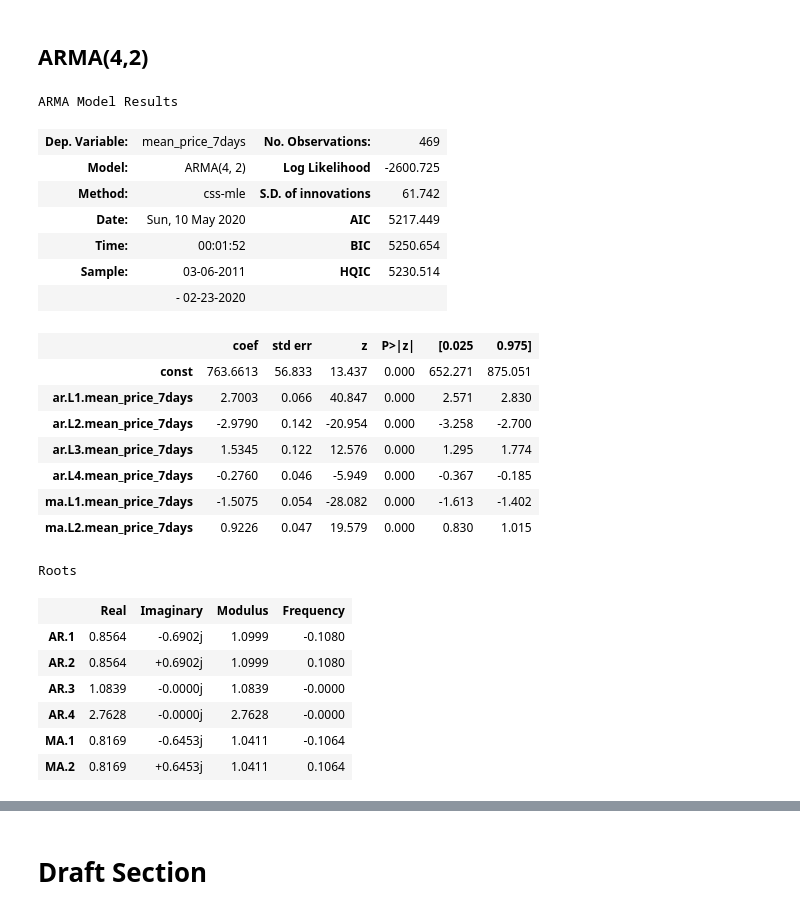
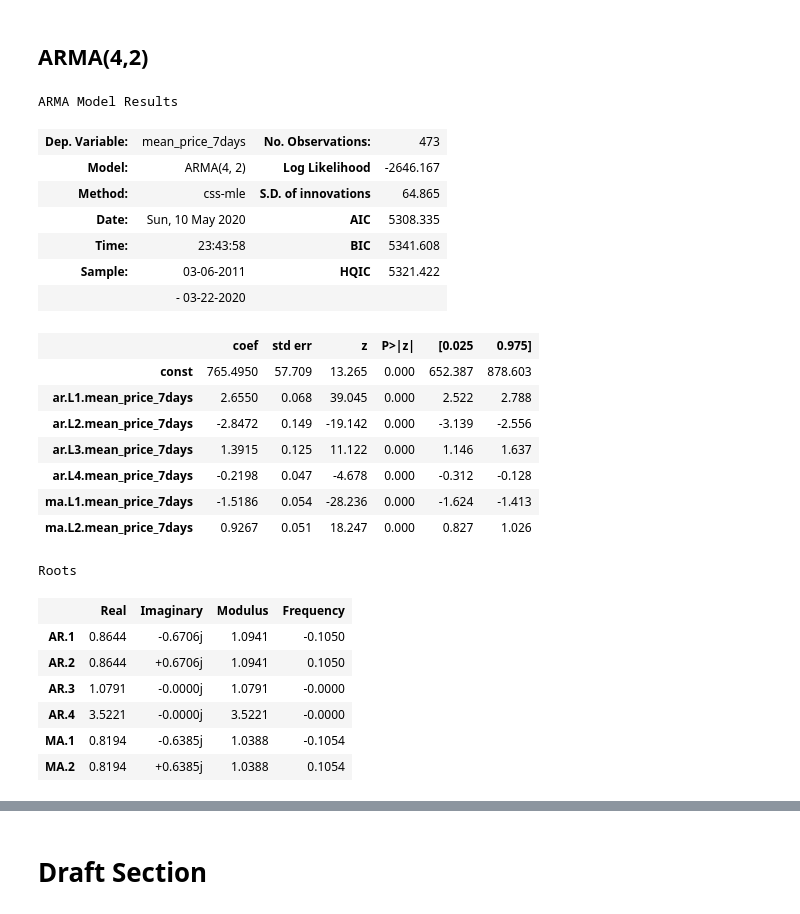
Before and after one commit to CodingDuckmx/Sauti-Africa-Market-Monitoring, a Jupyter notebook: maize_first_steps.ipynb, the cells around one changed output, grey strips where cells are left out. Saved outputs shown, nothing was run; the diff lists cells and outputs as text; code cells hidden in the pictures.

```diff
--- a/maize_first_steps.ipynb
+++ b/maize_first_steps.ipynb
@@ -76,7 +76,7 @@ plt.show()
 # I'm building a dataframe with all the possible dates between start='2/27/2011', end='3/28/2020'.
 
 dummy = pd.DataFrame()
-dummy['dates'] = pd.date_range(start='2/28/2011', end='3/29/2020')
+dummy['dates'] = pd.date_range(start='2/23/2011', end='3/29/2020')
 dummy = dummy.set_index('dates')
 lira = dummy.merge(lira, how='outer', left_index=True, right_index=True)
 print(dummy.shape)
@@ -180,7 +180,9 @@ lira[lira['number_of_day'] == 7]['mean_price_7days'][lira[lira['number_of_day']
 Name: mean_price_7days, dtype: float64
 # %%
-# Filling those gaps
+# Fitting the data into a data Frame with only Weeks.
 
-weekly_lira = pd.DataFrame(lira[lira['number_of_day'] == 7]['mean_price_7days'].interpolate())
-weekly_lira = weekly_lira.set_index(pd.date_range(start='2011-03-06', periods=len(weekly_lira), freq='w'))
-weekly_lira
+weekly_lira = pd.DataFrame()
+
+# weekly_lira = pd.DataFrame(lira[lira['number_of_day'] == 7]['mean_price_7days'].interpolate())
+weekly_lira['dates'] = pd.date_range(start='2011-03-06', periods=round(len(lira)/360*52,0), freq='W')
+weekly_lira = weekly_lira.set_index('dates')
@@ -200,0 +189,14 @@ weekly_lira
+# %%
+weekly_lira = weekly_lira.merge(lira, how='inner', left_index=True, right_index=True)
+weekly_lira = weekly_lira[['mean_price_7days']].interpolate()
+
+# we need to be sure the last week has been completed.
+
+last_day_filled = lira[lira['Wholesale (MT)'].isnull() == False].index[-1]
+
+if weekly_lira.index[-1] < last_day_filled:
+    pass
+else:
+    weekly_lira = weekly_lira.drop(labels = weekly_lira.index[-1], axis=0)
+
+weekly_lira
@@ -367,35 +371,35 @@ plt.show()
 # %%
 # Create the model
 
-premodel = ARMA(train_data, order=(4,2))
+premodel = ARMA(weekly_lira, order=(4,2))
 model = premodel.fit()
 
 model.summary()
 # %% [output]
 ARMA Model Results
-| Dep. Variable: | mean_price_7days | No. Observations: | 469 |
-| Model: | ARMA(4, 2) | Log Likelihood | -2600.725 |
-| Method: | css-mle | S.D. of innovations | 61.742 |
-| Date: | Sun, 10 May 2020 | AIC | 5217.449 |
-| Time: | 00:01:52 | BIC | 5250.654 |
-| Sample: | 03-06-2011 | HQIC | 5230.514 |
-|  | - 02-23-2020 |  |  |
+| Dep. Variable: | mean_price_7days | No. Observations: | 473 |
+| Model: | ARMA(4, 2) | Log Likelihood | -2646.167 |
+| Method: | css-mle | S.D. of innovations | 64.865 |
+| Date: | Sun, 10 May 2020 | AIC | 5308.335 |
+| Time: | 23:43:58 | BIC | 5341.608 |
+| Sample: | 03-06-2011 | HQIC | 5321.422 |
+|  | - 03-22-2020 |  |  |
 |  | coef | std err | z | P>|z| | [0.025 | 0.975] |
-| const | 763.6613 | 56.833 | 13.437 | 0.000 | 652.271 | 875.051 |
-| ar.L1.mean_price_7days | 2.7003 | 0.066 | 40.847 | 0.000 | 2.571 | 2.830 |
-| ar.L2.mean_price_7days | -2.9790 | 0.142 | -20.954 | 0.000 | -3.258 | -2.700 |
-| ar.L3.mean_price_7days | 1.5345 | 0.122 | 12.576 | 0.000 | 1.295 | 1.774 |
-| ar.L4.mean_price_7days | -0.2760 | 0.046 | -5.949 | 0.000 | -0.367 | -0.185 |
-| ma.L1.mean_price_7days | -1.5075 | 0.054 | -28.082 | 0.000 | -1.613 | -1.402 |
-| ma.L2.mean_price_7days | 0.9226 | 0.047 | 19.579 | 0.000 | 0.830 | 1.015 |
+| const | 765.4950 | 57.709 | 13.265 | 0.000 | 652.387 | 878.603 |
+| ar.L1.mean_price_7days | 2.6550 | 0.068 | 39.045 | 0.000 | 2.522 | 2.788 |
+| ar.L2.mean_price_7days | -2.8472 | 0.149 | -19.142 | 0.000 | -3.139 | -2.556 |
+| ar.L3.mean_price_7days | 1.3915 | 0.125 | 11.122 | 0.000 | 1.146 | 1.637 |
+| ar.L4.mean_price_7days | -0.2198 | 0.047 | -4.678 | 0.000 | -0.312 | -0.128 |
+| ma.L1.mean_price_7days | -1.5186 | 0.054 | -28.236 | 0.000 | -1.624 | -1.413 |
+| ma.L2.mean_price_7days | 0.9267 | 0.051 | 18.247 | 0.000 | 0.827 | 1.026 |
 Roots
 |  | Real | Imaginary | Modulus | Frequency |
-| AR.1 | 0.8564 | -0.6902j | 1.0999 | -0.1080 |
-| AR.2 | 0.8564 | +0.6902j | 1.0999 | 0.1080 |
-| AR.3 | 1.0839 | -0.0000j | 1.0839 | -0.0000 |
-| AR.4 | 2.7628 | -0.0000j | 2.7628 | -0.0000 |
-| MA.1 | 0.8169 | -0.6453j | 1.0411 | -0.1064 |
-| MA.2 | 0.8169 | +0.6453j | 1.0411 | 0.1064 |
+| AR.1 | 0.8644 | -0.6706j | 1.0941 | -0.1050 |
+| AR.2 | 0.8644 | +0.6706j | 1.0941 | 0.1050 |
+| AR.3 | 1.0791 | -0.0000j | 1.0791 | -0.0000 |
+| AR.4 | 3.5221 | -0.0000j | 3.5221 | -0.0000 |
+| MA.1 | 0.8194 | -0.6385j | 1.0388 | -0.1054 |
+| MA.2 | 0.8194 | +0.6385j | 1.0388 | 0.1054 |
 # %%
 steps = 12
 predictions = pd.DataFrame(model.forecast(steps=steps)).copy().T
```
Also changed, not shown: parts of 30 cells of this notebook, 2 other files.
